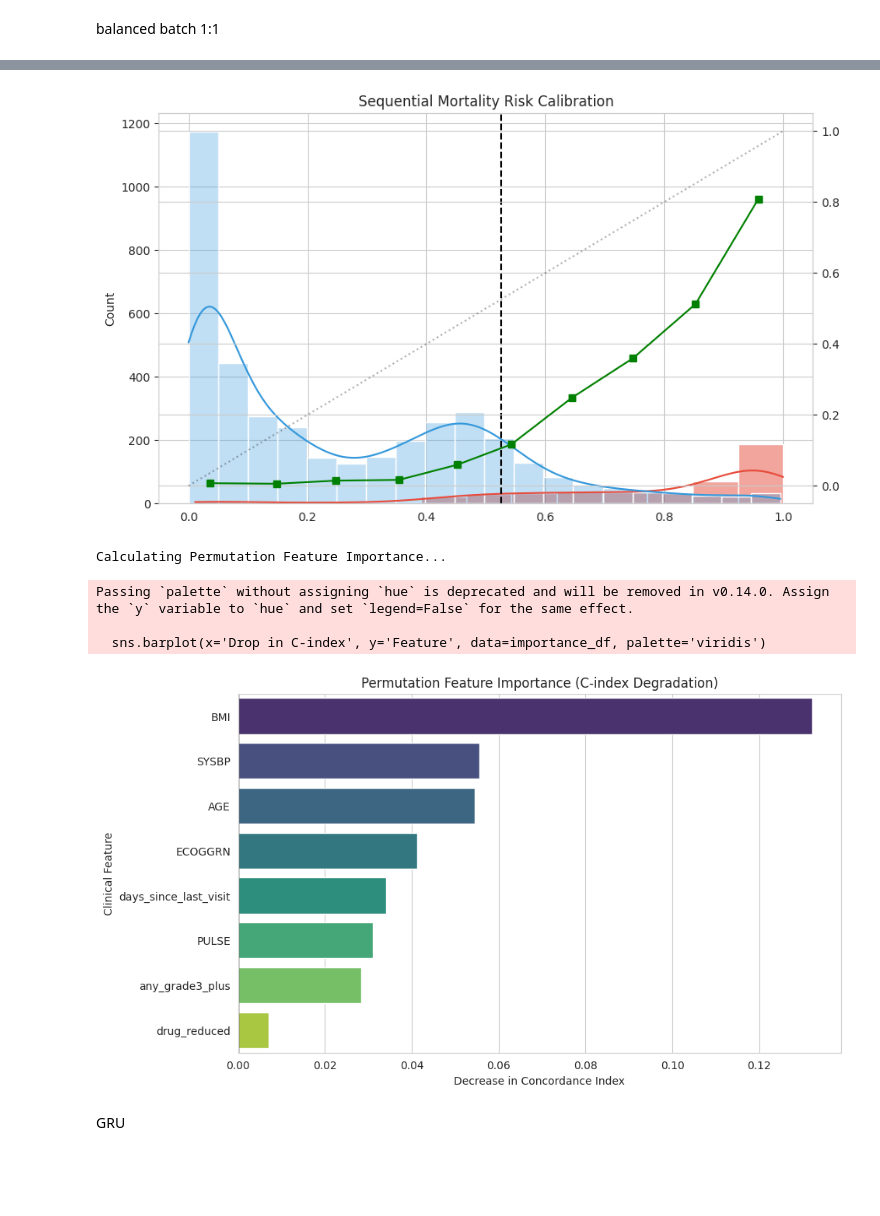
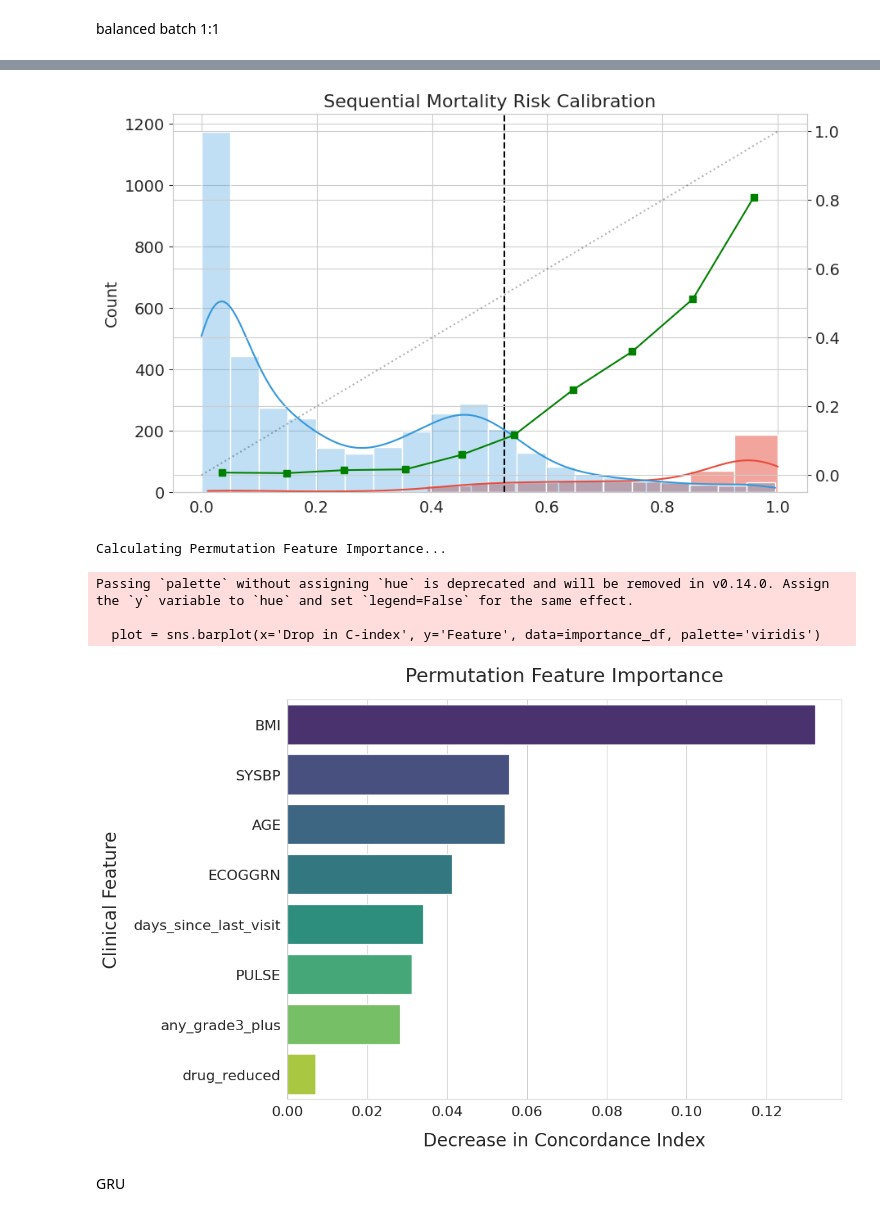
Before and after one commit to HIVE-UofT/mCRPC180DayMortality, a Jupyter notebook: 180DaySurvivalModel.ipynb, the cells around one changed output, grey strips where cells are left out. Saved outputs shown, nothing was run; the diff lists cells and outputs as text; code cells hidden in the pictures; blank space fills up the shorter version.

Commit message:
Full model code, with external validation

```diff
--- a/180DaySurvivalModel.ipynb
+++ b/180DaySurvivalModel.ipynb
@@ -211,36 +211,54 @@ class SequentialSurvivalLSTM:
         self.plot_improved_analysis(visit_risks, y_true, best_t)
         self.plot_permutation_importance(X, tte, events, c_val)
 
-    def plot_permutation_importance(self, X, tte, events, baseline_cindex):
-        """Calculates and plots permutation importance based on C-index degradation."""
-        print("Calculating Permutation Feature Importance...")
-        importances = []
+def plot_permutation_importance(self, X, tte, events, baseline_cindex):
+    """Calculates and plots permutation importance based on C-index degradation."""
+    print("Calculating Permutation Feature Importance...")
 
-        for i, col in enumerate(self.feature_cols):
-            X_permuted = X.copy()
-            # Permute the specific feature across the entire batch, preserving temporal sequence but breaking association
-            shuffled_indices = np.random.permutation(len(X))
-            X_permuted[:, :, i] = X_permuted[shuffled_indices, :, i]
+    # Increase global font size for PDF export
+    plt.rcParams.update({'font.size': 16})
 
-            # Predict and calculate new C-index
-            raw_preds = self.model.predict(X_permuted, verbose=0)
-            perm_risks_raw = raw_preds[:, -1, 0]
-            # Standardize for consistency
-            perm_risks = self.final_scaler.transform(perm_risks_raw.reshape(-1, 1)).flatten()
+    importances = []
 
-            new_cindex = concordance_index(tte, 1 - perm_risks, events)
-            importances.append(baseline_cindex - new_cindex)
+    for i, col in enumerate(self.feature_cols):
+        X_permuted = X.copy()
+        # Permute the specific feature across the entire batch
+        shuffled_indices = np.random.permutation(len(X))
+        X_permuted[:, :, i] = X_permuted[shuffled_indices, :, i]
 
-        importance_df = pd.DataFrame({'Feature': self.feature_cols, 'Drop in C-index': importances})
-        importance_df = importance_df.sort_values(by='Drop in C-index', ascending=False)
+        # Predict and calculate new C-index
+        raw_preds = self.model.predict(X_permuted, verbose=0)
+        perm_risks_raw = raw_preds[:, -1, 0]
+        # Standardize for consistency
+        perm_risks = self.final_scaler.transform(perm_risks_raw.reshape(-1, 1)).flatten()
 
-        plt.figure(figsize=(10, 6))
-        sns.barplot(x='Drop in C-index', y='Feature', data=importance_df, palette='viridis')
-        plt.title('Permutation Feature Importance (C-index Degradation)')
-        plt.xlabel('Decrease in Concordance Index')
-        plt.ylabel('Clinical Feature')
-        plt.axvline(0, color='black', lw=1)
-        plt.show()
+        new_cindex = concordance_index(tte, 1 - perm_risks, events)
+        importances.append(baseline_cindex - new_cindex)
+
+    importance_df = pd.DataFrame({'Feature': self.feature_cols, 'Drop in C-index': importances})
+    importance_df = importance_df.sort_values(by='Drop in C-index', ascending=False)
+
+    # Set up the figure with larger dimensions for clarity
+    plt.figure(figsize=(12, 8))
+    sns.set_style("whitegrid")
+
+    # Create plot
+    plot = sns.barplot(x='Drop in C-index', y='Feature', data=importance_df, palette='viridis')
+
+    # Increase font sizes for axis labels and ticks
+    plt.title('Permutation Feature Importance', fontsize=22, pad=20)
+    plt.xlabel('Decrease in Concordance Index', fontsize=20, labelpad=15)
+    plt.ylabel('Clinical Feature', fontsize=20, labelpad=15)
+    plt.xticks(fontsize=16)
+    plt.yticks(fontsize=16)
+
+    plt.axvline(0, color='black', lw=1.5)
+
+    # Save the individual plot as a PDF
+    plt.tight_layout()
+    plt.savefig("permutation_importance.pdf", format='pdf', bbox_inches='tight')
+
+    plt.show()
 
     def calculate_calibration_stats(self, y_true, risks):
         """Calculates and prints slope and intercept of the calibration curve."""
@@ -339,9 +357,9 @@ R-squared:                0.8020
-[figure, old version]
+[figure, new version]
 Calculating Permutation Feature Importance...
 Passing `palette` without assigning `hue` is deprecated and will be removed in v0.14.0. Assign the `y` variable to `hue` and set `legend=False` for the same effect.
 
-  sns.barplot(x='Drop in C-index', y='Feature', data=importance_df, palette='viridis')
+  plot = sns.barplot(x='Drop in C-index', y='Feature', data=importance_df, palette='viridis')
-[figure, old version]
+[figure, new version]
 # %% [markdown]
 GRU
 # %%
```
Also changed, not shown: parts of 6 cells of this notebook.
